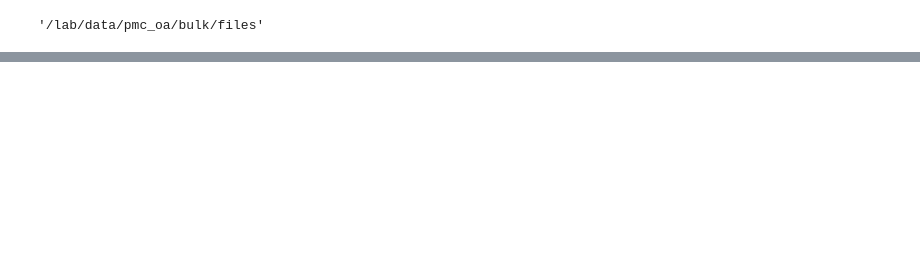
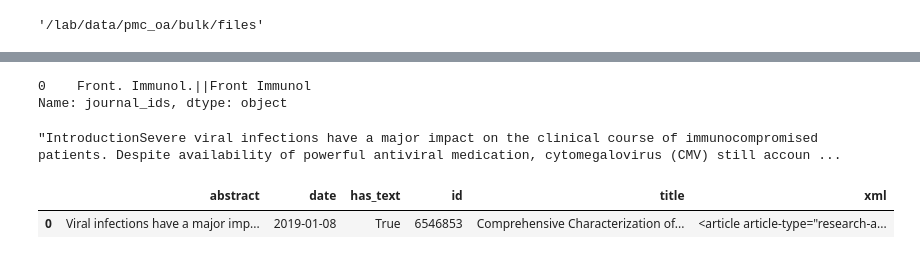
Before and after one commit to hammerlab/t-cell-relation-extraction, a Jupyter notebook: pm_subtype_protein_relations/00-pmc-oa-corpus.ipynb, the cells around one changed output, grey strips where cells are left out. Drawn from its saved outputs; the diff is of its cells as text; code cells hidden in the pictures; blank space fills up the shorter version.

```diff
--- a/pm_subtype_protein_relations/00-pmc-oa-corpus.ipynb
+++ b/pm_subtype_protein_relations/00-pmc-oa-corpus.ipynb
@@ -165,0 +75,4 @@ for member in tar.getmembers():
+# %%
+pd.set_option('display.max_info_rows', 10000000)
+df = pd.DataFrame(rows)
+df.info()
@@ -165,0 +381,4 @@ for member in tar.getmembers():
+# %%
+tar = tarfile.open(osp.join(oadir, 'comm_use.C-H.xml.tar.gz'), "r:gz")
+text = tar.extractfile(tar.getmember('Front_Immunol/PMC6546853.nxml')).read().decode('utf-8', errors='ignore')
+text
@@ -165,0 +389,2 @@ for member in tar.getmembers():
+# %%
+dft = parse_nxml(text)
@@ -165,0 +410,14 @@ for member in tar.getmembers():
+# %%
+dft['journal_ids']
+# %% [output]
+0    Front. Immunol.||Front Immunol
+Name: journal_ids, dtype: object
+# %%
+dft['body'].iloc[0]
+# %% [output]
+"IntroductionSevere viral infections have a major impact on the clinical course of immunocompromised patients. Despite availability of powerful antiviral medication, cytomegalovirus (CMV) still accoun ...
+# %%
+dft
+# %% [output]
+|  | abstract | date | has_text | id | title | xml |
+| 0 | Viral infections have a major imp... | 2019-01-08 | True | 6546853 | Comprehensive Characterization of... | <article article-type="research-a... |
```
Also changed, not shown: parts of 57 cells of this notebook, 5 other files.
